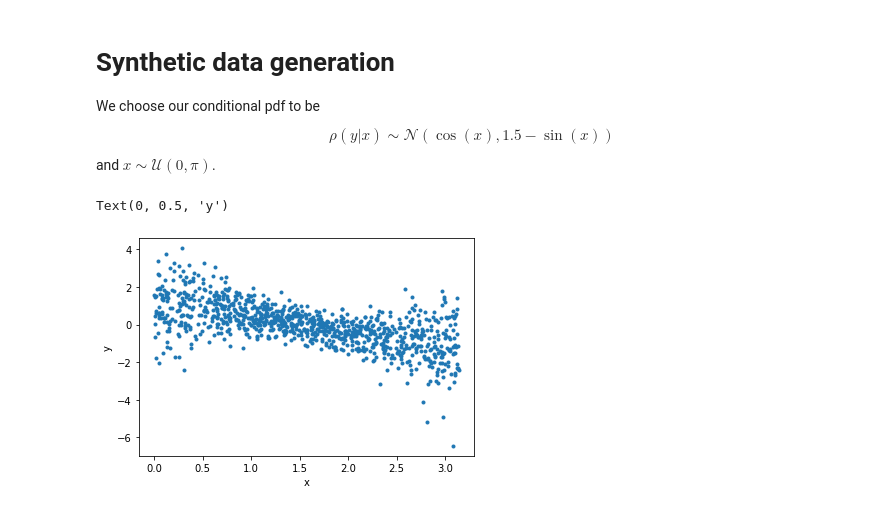
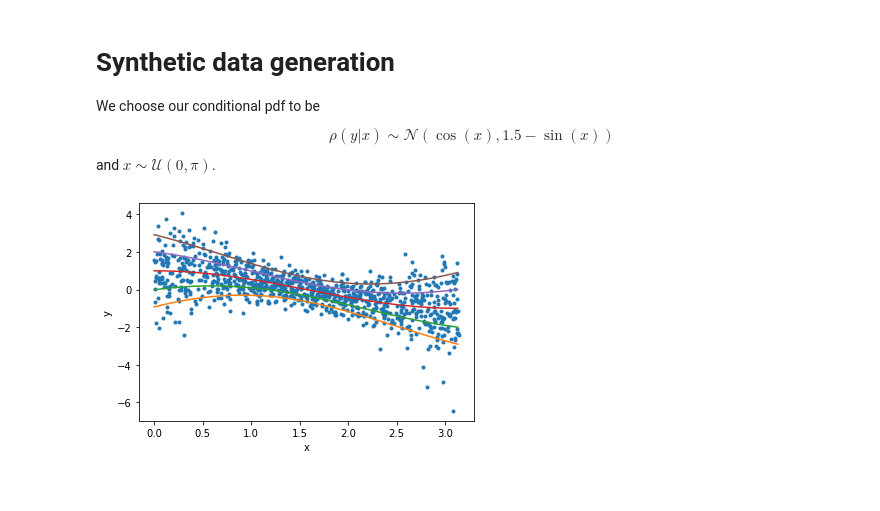
Before and after one commit to harrybraviner/neural_cdf, a Jupyter notebook: basic_example.ipynb, the cells around one changed output. Cells and saved outputs as stored; diff of their text form; code cells hidden in the pictures.

Commit message:
Added curve for CDFs iso-values of distribution

```diff
--- a/basic_example.ipynb
+++ b/basic_example.ipynb
@@ -20,12 +21,20 @@ def generate_synthetic_data(rng, n_points):
     y_vals = np.cos(x_vals) + (1.5 - np.sin(x_vals)) * rng.normal(loc=0.0, scale=1.0, size=n_points)
 
     return x_vals, y_vals
+# %%
+def get_conditional_ppf(x_vals, quantile, h=0.01):
+    x_vals = np.arange(start=x_vals.min(), stop=x_vals.max(), step=h)
+    ppf_vals = np.cos(x_vals) + (1.5 - np.sin(x_vals)) * scipy.stats.norm.ppf(quantile)
+    return x_vals, ppf_vals
 # %%
 dataset = generate_synthetic_data(np.random.RandomState(123), 1000)
 
 plt.plot(dataset[0], dataset[1], '.')
 plt.xlabel('x')
 plt.ylabel('y')
+
+for q in [0.1, 0.25, 0.5, 0.75, 0.9]:
+    x, y = get_conditional_ppf(dataset[0], q)
+    plt.plot(x, y)
 # %% [output]
-Text(0, 0.5, 'y')
-[figure, old version]
+[figure, new version]
```
Also changed, not shown: parts of 2 cells of this notebook.
